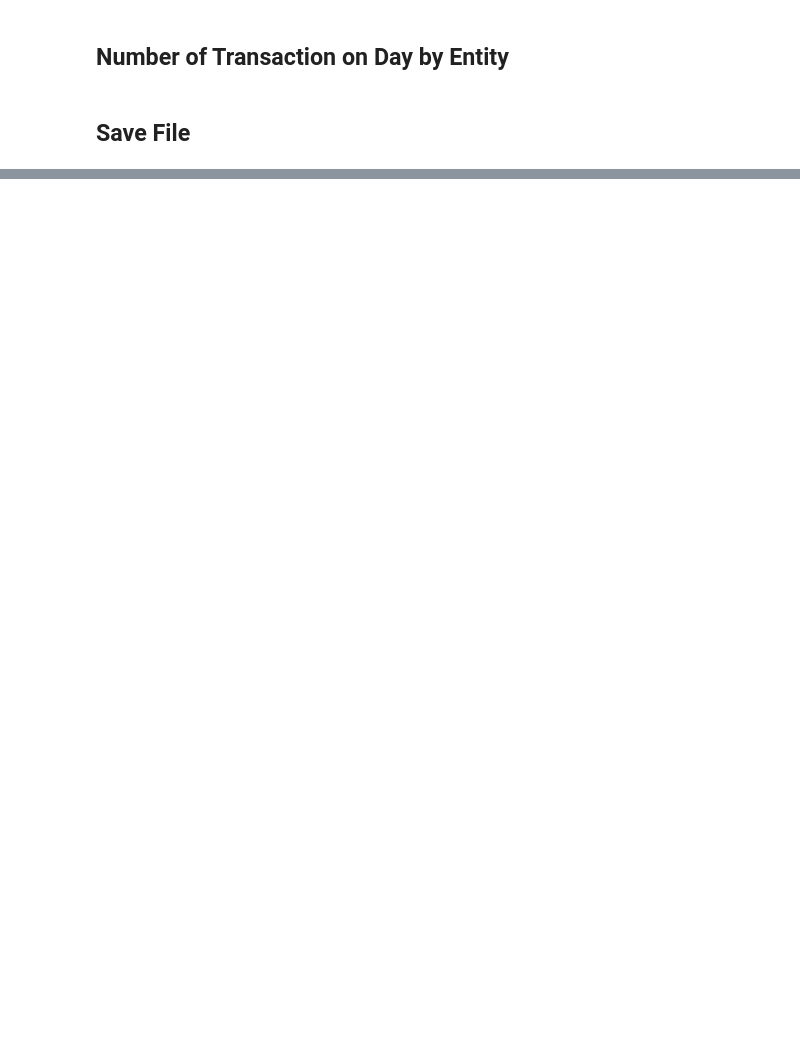
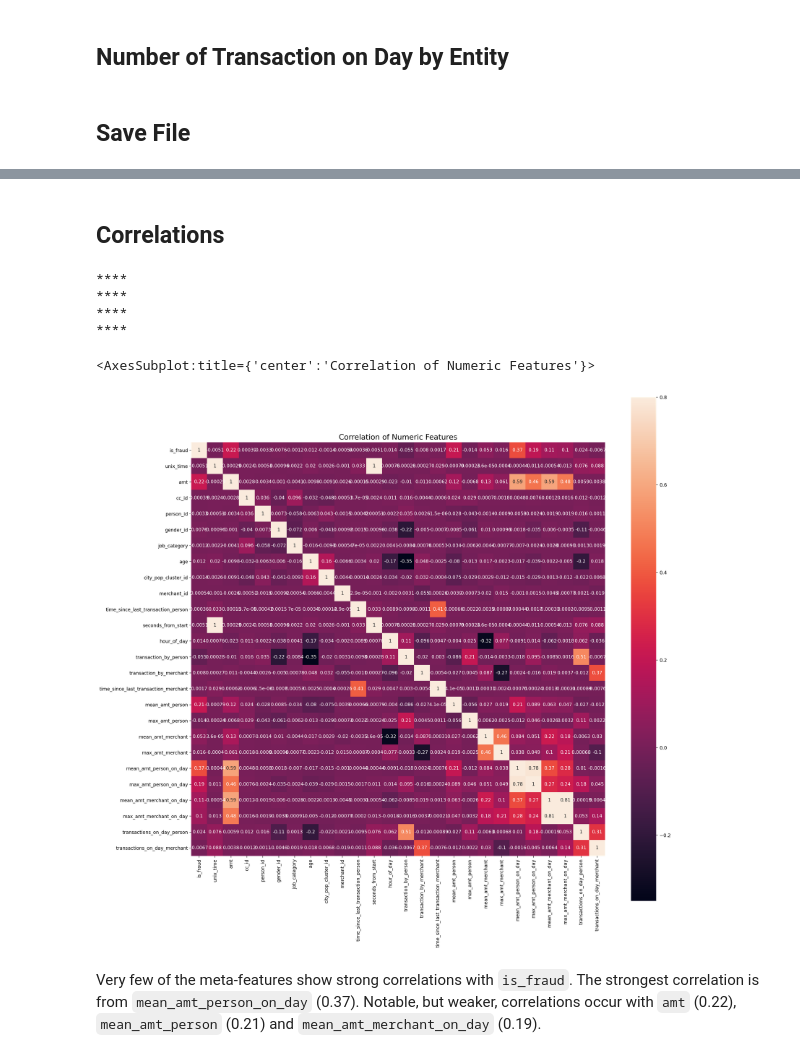
Before and after one commit to JacobChalk/ADS-Fraud-Detection, a Jupyter notebook: Preparation/Meta Features.ipynb, the cells around one changed output, grey strips where cells are left out. Drawn from its saved outputs; the diff is of its cells as text; code cells hidden in the pictures; blank space fills up the shorter version.

Commit message:
Correlations of meta-features

```diff
--- a/Preparation/Meta Features.ipynb
+++ b/Preparation/Meta Features.ipynb
@@ -227,3 +242,74 @@ prepared_df
 # %%
 def save_data(df:pd.DataFrame,file_path):
     df.to_csv(file_path)
+# %% [markdown]
+## Correlations
+# %%
+# Perform on full dataset
+full_prepared_df=clean_data.copy()
+# %%
+full_prepared_df["seconds_from_start"]=standardise_time(clean_data["unix_time"])
+full_prepared_df["hour_of_day"]=pd.to_datetime(clean_data["unix_time"],unit="s").dt.hour
+
+full_prepared_df["transaction_by_person"]  =transactions_per_entity(clean_data["person_id"])
+full_prepared_df["transaction_by_merchant"]=transactions_per_entity(clean_data["merchant_id"])
+
+full_prepared_df["time_since_last_transaction_person"]  =time_since_last_transaction("person_id",clean_data[["person_id","unix_time"]])
+full_prepared_df["time_since_last_transaction_merchant"]=time_since_last_transaction("merchant_id",clean_data[["merchant_id","unix_time"]])
+
+full_prepared_df["mean_amt_person"]  =entity_amount_statistic("person_id",clean_data[["person_id","amt"]],"mean")
+full_prepared_df["max_amt_person"]   =entity_amount_statistic("person_id",clean_data[["person_id","amt"]],"max")
+full_prepared_df["mean_amt_merchant"]=entity_amount_statistic("merchant_id",clean_data[["merchant_id","amt"]],"mean")
+full_prepared_df["max_amt_merchant"] =entity_amount_statistic("merchant_id",clean_data[["merchant_id","amt"]],"max")
+
+full_prepared_df["mean_amt_person_on_day"]  =entity_amount_statistic_by_day("person_id",clean_data[["person_id","amt","unix_time"]],"mean")
+full_prepared_df["max_amt_person_on_day"]   =entity_amount_statistic_by_day("person_id",clean_data[["person_id","amt","unix_time"]],"max")
+full_prepared_df["mean_amt_merchant_on_day"]=entity_amount_statistic_by_day("merchant_id",clean_data[["merchant_id","amt","unix_time"]],"mean")
+full_prepared_df["max_amt_merchant_on_day"] =entity_amount_statistic_by_day("merchant_id",clean_data[["merchant_id","amt","unix_time"]],"max")
+
+full_prepared_df["transactions_on_day_person"]  =transaction_on_date("person_id",clean_data[["person_id","unix_time"]])
+full_prepared_df["transactions_on_day_merchant"]=transaction_on_date("merchant_id",clean_data[["merchant_id","unix_time"]])
+# %% [output]
+****
+****
+****
+****
+# %%
+from sklearn.preprocessing import StandardScaler, RobustScaler, Normalizer
+import matplotlib.pyplot as plt
+import seaborn as sns
+
+import warnings
+warnings.filterwarnings('ignore')
+
+plt.rcParams['figure.dpi'] = 200
+# %%
+# RobustScaler is less prone to outliers.
+std_scaler = StandardScaler()
+rob_scaler = RobustScaler()
+
+# Split dataset for further processing
+numeric_features = full_prepared_df.select_dtypes(include=[np.number])
+
+for column in numeric_features.columns:
+    numeric_features[column] = rob_scaler.fit_transform(numeric_features[column].values.reshape(-1,1))
+
+fraud = numeric_features[numeric_features['is_fraud']==1]
+normal = numeric_features[numeric_features['is_fraud']==0][:9651]
+
+df = numeric_features.sample(frac=1)
+normal_distributed_df = pd.concat([fraud, normal])
+
+# Shuffle dataframe rows
+new_df = normal_distributed_df.sample(frac=1, random_state=42)
+
+new_df.head()
+
+f , ax = plt.subplots(figsize = (20,20))
+plt.title('Correlation of Numeric Features',y=1,size=16)
+sns.heatmap(numeric_features.corr(),square = True,  vmax=0.8, annot=True)
+# %% [output]
+<AxesSubplot:title={'center':'Correlation of Numeric Features'}>
+[figure, added]
+# %% [markdown]
+Very few of the meta-features show strong correlations with `is_fraud`. The strongest correlation is from `mean_amt_person_on_day` (0.37). Notable, but weaker, correlations occur with `amt` (0.22), `mean_amt_person` (0.21) and `mean_amt_merchant_on_day` (0.19).
```
Also changed, not shown: parts of 7 cells of this notebook.
